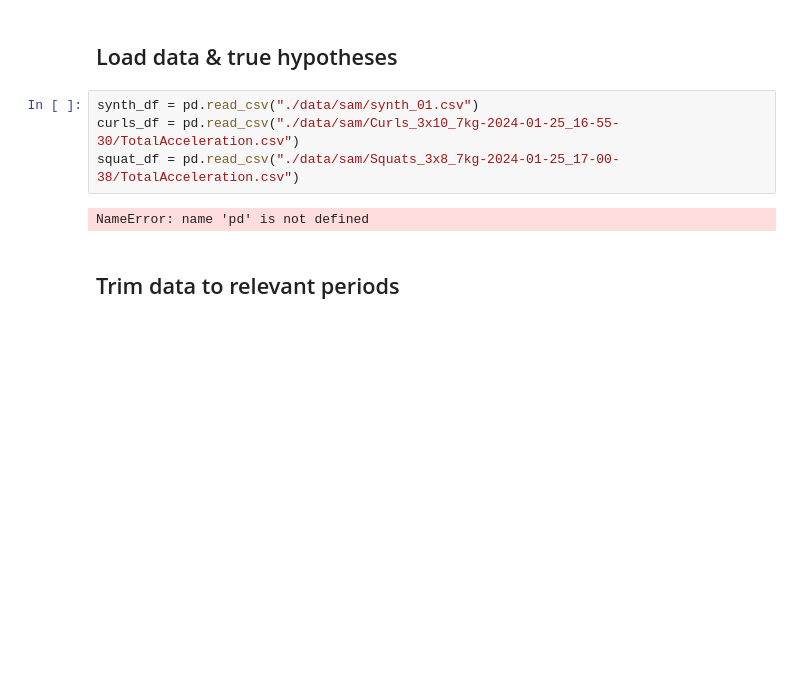
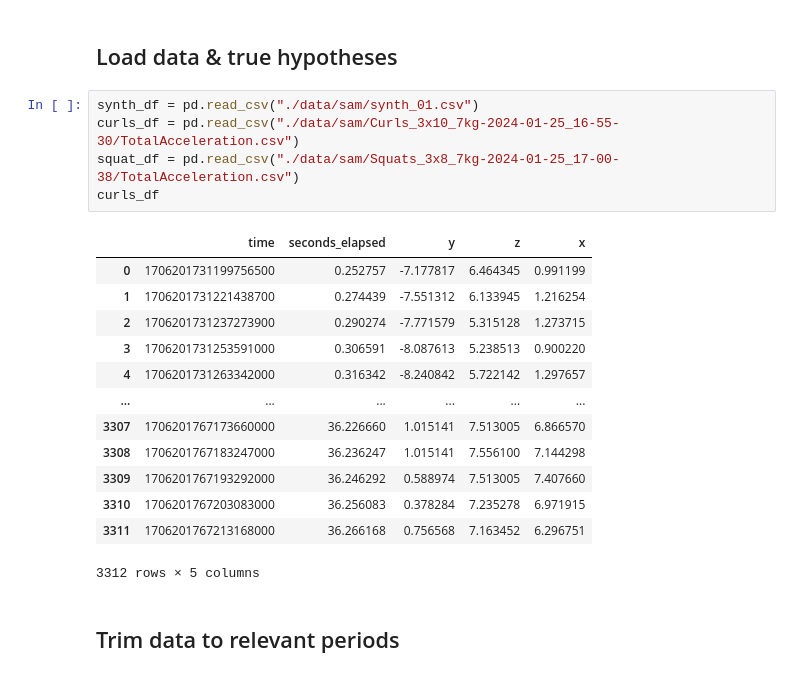
Before and after one commit to sjb296/linear-motion-detection, a Jupyter notebook: main.ipynb, the cells around one changed output. Saved outputs shown, nothing was run; the diff lists cells and outputs as text; blank space fills up the shorter version.

```diff
--- a/main.ipynb
+++ b/main.ipynb
@@ -139,8 +139,21 @@ TypeError: 'NoneType' object is not subscriptable
 # %%
 synth_df = pd.read_csv("./data/sam/synth_01.csv")
 curls_df = pd.read_csv("./data/sam/Curls_3x10_7kg-2024-01-25_16-55-30/TotalAcceleration.csv")
 squat_df = pd.read_csv("./data/sam/Squats_3x8_7kg-2024-01-25_17-00-38/TotalAcceleration.csv")
+curls_df
 # %% [output]
+|  | time | seconds_elapsed | y | z | x |
+| 0 | 1706201731199756500 | 0.252757 | -7.177817 | 6.464345 | 0.991199 |
+| 1 | 1706201731221438700 | 0.274439 | -7.551312 | 6.133945 | 1.216254 |
+| 2 | 1706201731237273900 | 0.290274 | -7.771579 | 5.315128 | 1.273715 |
+| 3 | 1706201731253591000 | 0.306591 | -8.087613 | 5.238513 | 0.900220 |
+| 4 | 1706201731263342000 | 0.316342 | -8.240842 | 5.722142 | 1.297657 |
+| ... | ... | ... | ... | ... | ... |
+| 3307 | 1706201767173660000 | 36.226660 | 1.015141 | 7.513005 | 6.866570 |
+| 3308 | 1706201767183247000 | 36.236247 | 1.015141 | 7.556100 | 7.144298 |
+| 3309 | 1706201767193292000 | 36.246292 | 0.588974 | 7.513005 | 7.407660 |
+| 3310 | 1706201767203083000 | 36.256083 | 0.378284 | 7.235278 | 6.971915 |
+| 3311 | 1706201767213168000 | 36.266168 | 0.756568 | 7.163452 | 6.296751 |
-NameError: name 'pd' is not defined
+3312 rows × 5 columns
 # %% [markdown]
 ## Trim data to relevant periods
```
Also changed, not shown: parts of 7 cells of this notebook, 1 other file.
